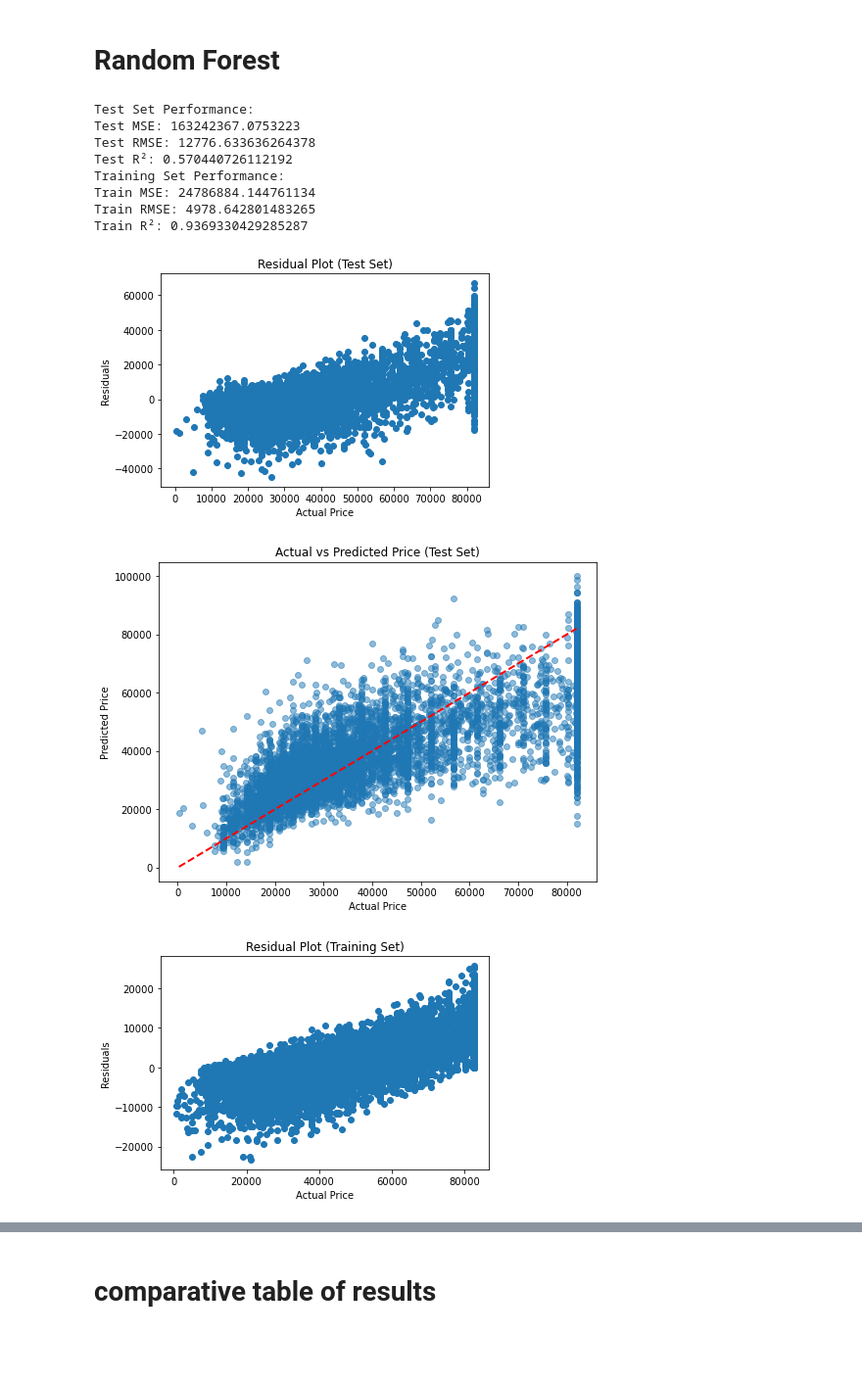
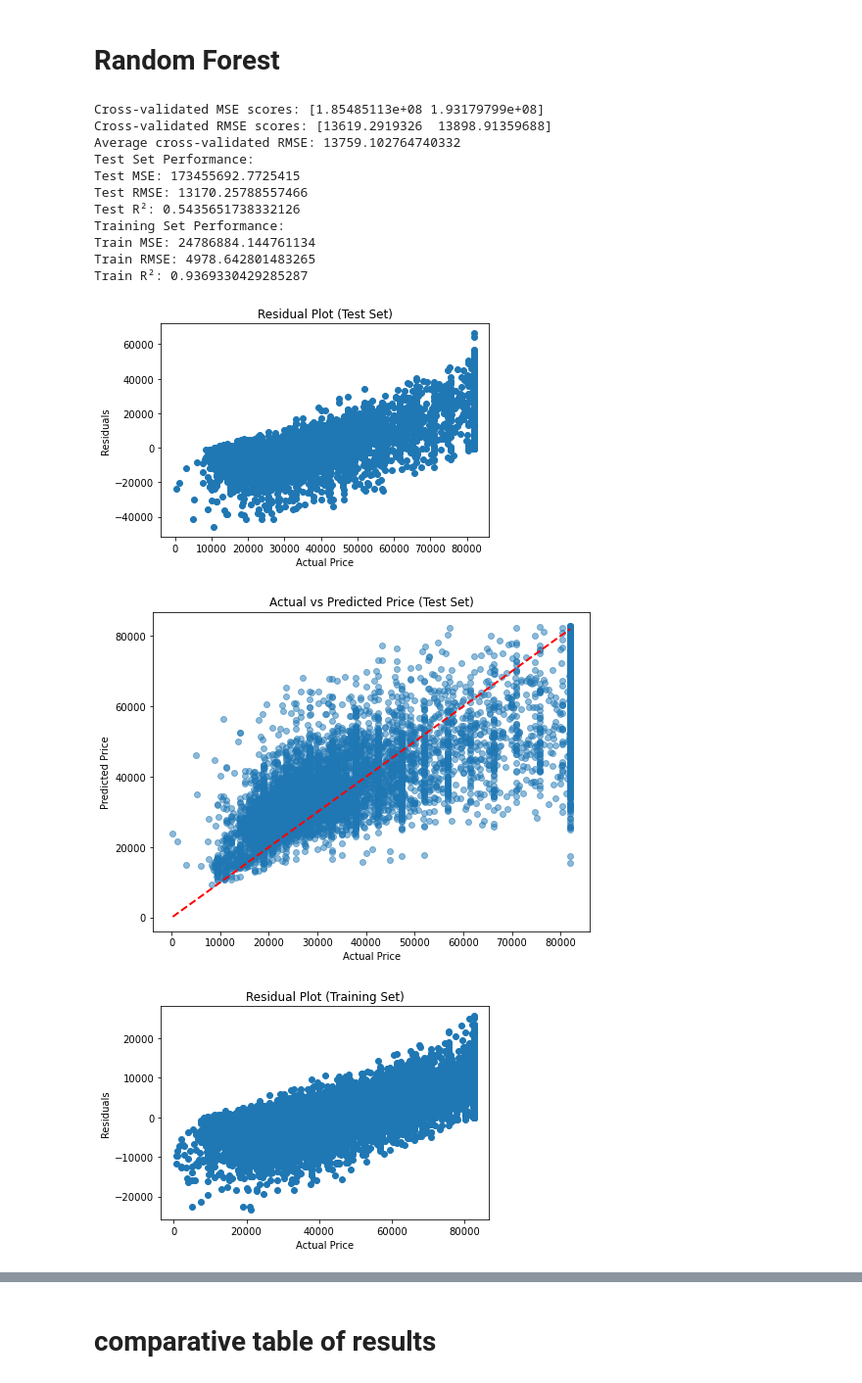
Before and after one commit to ginooggero/TA047R-2C2024-GRUPO06, a Jupyter notebook: S1.ipynb, the cells around one changed output, grey strips where cells are left out. Shown at 98% size. Cells and saved outputs as stored; diff of their text form; code cells hidden in the pictures; blank space fills up the shorter version.

```diff
--- a/S1.ipynb
+++ b/S1.ipynb
@@ -1155,18 +1157,32 @@ Train R²: 0.6884429119640147
 # %% [markdown]
 # Random Forest
 # %%
+from sklearn.model_selection import cross_val_score
 from sklearn.ensemble import RandomForestRegressor
 from sklearn.metrics import mean_squared_error, r2_score
+import numpy as np
+import matplotlib.pyplot as plt
 
 # Instantiate the model
 rf_reg = RandomForestRegressor(n_estimators=100, random_state=42)
 
-# Train the model
+# Perform 2-fold cross-validation and evaluate using negative MSE (neg_mean_squared_error)
+cv_scores = cross_val_score(rf_reg, X_train, y_train, cv=2, scoring='neg_mean_squared_error')
+
+# Convert negative MSE to positive MSE
+cv_mse_scores = -cv_scores
+cv_rmse_scores = np.sqrt(cv_mse_scores)
+
+# Print cross-validation results
+print(f"Cross-validated MSE scores: {cv_mse_scores}")
+print(f"Cross-validated RMSE scores: {cv_rmse_scores}")
+print(f"Average cross-validated RMSE: {np.mean(cv_rmse_scores)}")
+
+# After cross-validation, fit the model on the full training set
 rf_reg.fit(X_train, y_train)
 
-# Make predictions
-y_pred = rf_reg.predict(X_test)
-
+# Make predictions on the test set
+y_pred_test = rf_reg.predict(X_test)
 
 # Evaluate the model on the test set
 mse_rf = mean_squared_error(y_test, y_pred_test)
@@ -1189,7 +1205,7 @@ print(f"Train MSE: {mse_train}")
 print(f"Train RMSE: {rmse_train}")
 print(f"Train R²: {r2_train}")
 
-# 5. Plot residuals for test set
+# 5. Plot residuals for the test set
 residuals_test = y_test - y_pred_test
 plt.scatter(y_test, residuals_test)
 plt.xlabel('Actual Price')
@@ -1200,39 +1216,42 @@ plt.show()
 # 6. Plot actual vs predicted price for the test set
 plt.figure(figsize=(8, 6))
 plt.scatter(y_test, y_pred_test, alpha=0.5)
 plt.plot([y_test.min(), y_test.max()], [y_test.min(), y_test.max()], 'r--', lw=2)  # Diagonal line for perfect predictions
 plt.xlabel('Actual Price')
 plt.ylabel('Predicted Price')
 plt.title('Actual vs Predicted Price (Test Set)')
 plt.show()
 
-# 7. Plot residuals for training set
+# 7. Plot residuals for the training set
 residuals_train = y_train - y_pred_train
 plt.scatter(y_train, residuals_train)
 plt.xlabel('Actual Price')
 plt.ylabel('Residuals')
 plt.title('Residual Plot (Training Set)')
 plt.show()
 
 # 8. Plot actual vs predicted price for the training set
 plt.figure(figsize=(8, 6))
 plt.scatter(y_train, y_pred_train, alpha=0.5)
 plt.plot([y_train.min(), y_train.max()], [y_train.min(), y_train.max()], 'r--', lw=2)  # Diagonal line for perfect predictions
 plt.xlabel('Actual Price')
 plt.ylabel('Predicted Price')
 plt.title('Actual vs Predicted Price (Training Set)')
 plt.show()
 # %% [output]
+Cross-validated MSE scores: [1.85485113e+08 1.93179799e+08]
+Cross-validated RMSE scores: [13619.2919326  13898.91359688]
+Average cross-validated RMSE: 13759.102764740332
 Test Set Performance:
-Test MSE: 163242367.0753223
-Test RMSE: 12776.633636264378
-Test R²: 0.570440726112192
+Test MSE: 173455692.7725415
+Test RMSE: 13170.25788557466
+Test R²: 0.5435651738332126
 Training Set Performance:
 Train MSE: 24786884.144761134
 Train RMSE: 4978.642801483265
 Train R²: 0.9369330429285287
-[figure, old version]
+[figure, new version]
-[figure, old version]
+[figure, new version]
 [figure]
 [figure]
 # %% [markdown]
```
Also changed, not shown: parts of 3 cells of this notebook.
